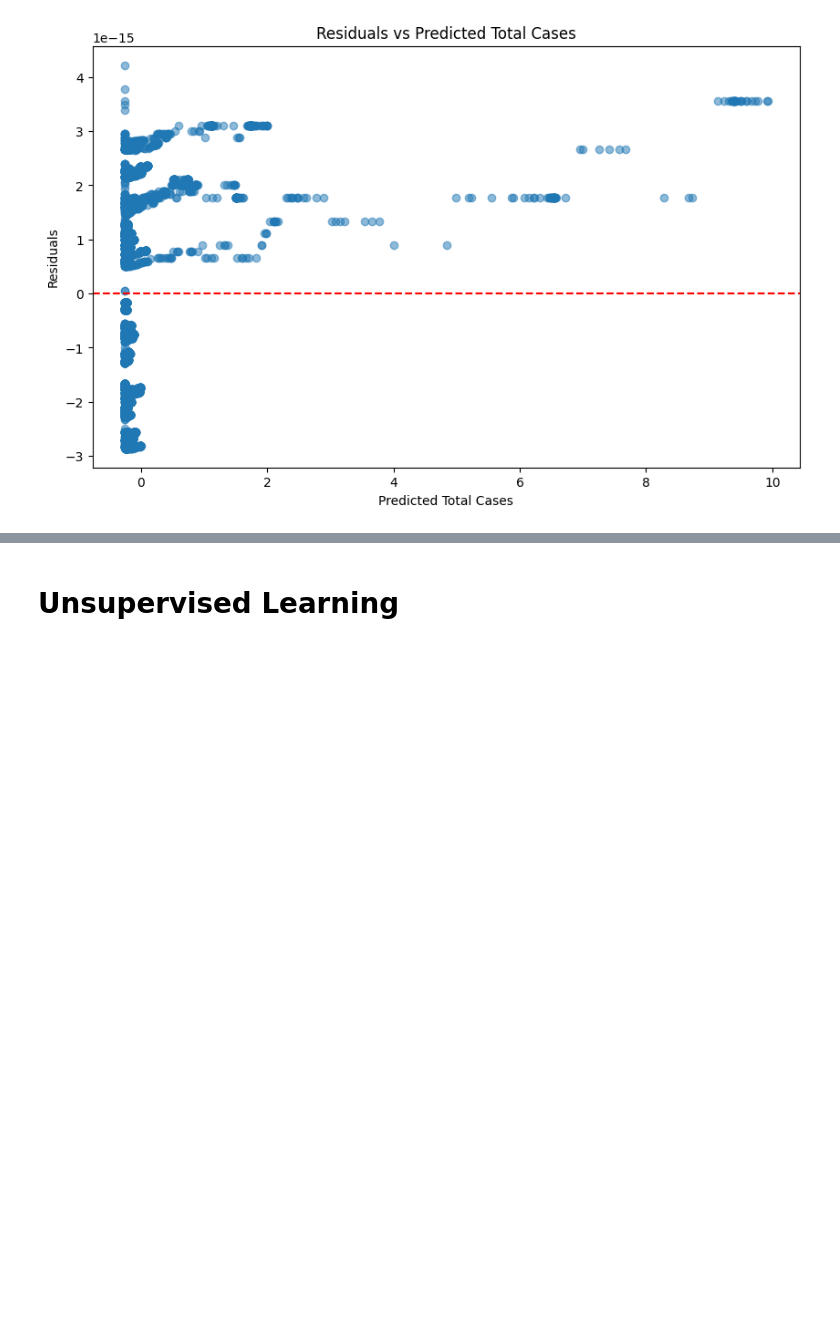
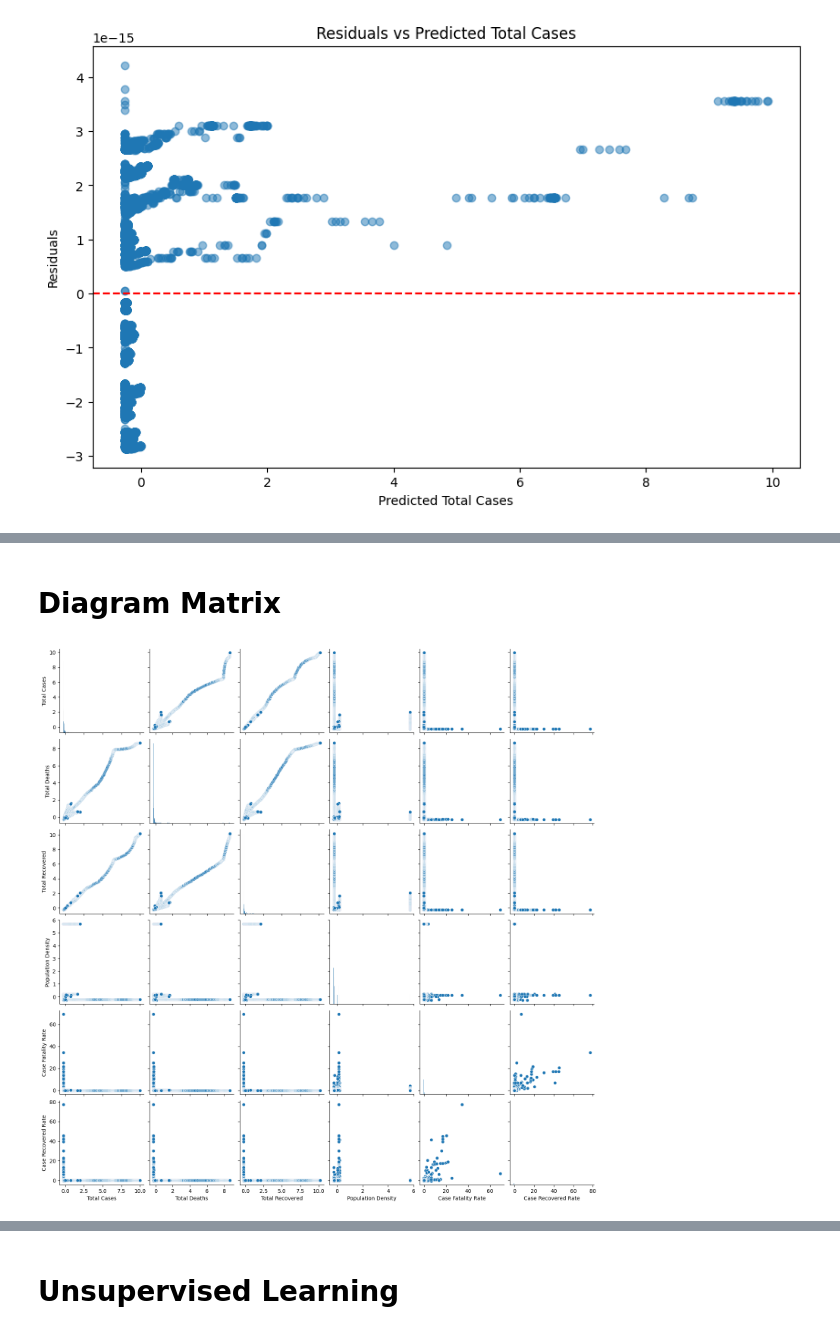
Before and after one commit to Errouza/TubesDaming, a Jupyter notebook: notebookBaru.ipynb, the cells around one changed output, grey strips where cells are left out. Cells and saved outputs as stored; diff of their text form; code cells hidden in the pictures; blank space fills up the shorter version.

```diff
--- a/notebookBaru.ipynb
+++ b/notebookBaru.ipynb
@@ -448,0 +569,11 @@ plt.show()
+# %% [markdown]
+# Diagram Matrix
+# %%
+# Memilih kolom yang relevan
+columns_to_plot = ['Total Cases', 'Total Deaths', 'Total Recovered', 'Population Density', 'Case Fatality Rate', 'Case Recovered Rate']
+
+# Membuat pairplot
+sns.pairplot(data[columns_to_plot])
+plt.show()
+# %% [output]
+[figure, added]
```
Also changed, not shown: parts of 5 cells of this notebook, 1 other file.
